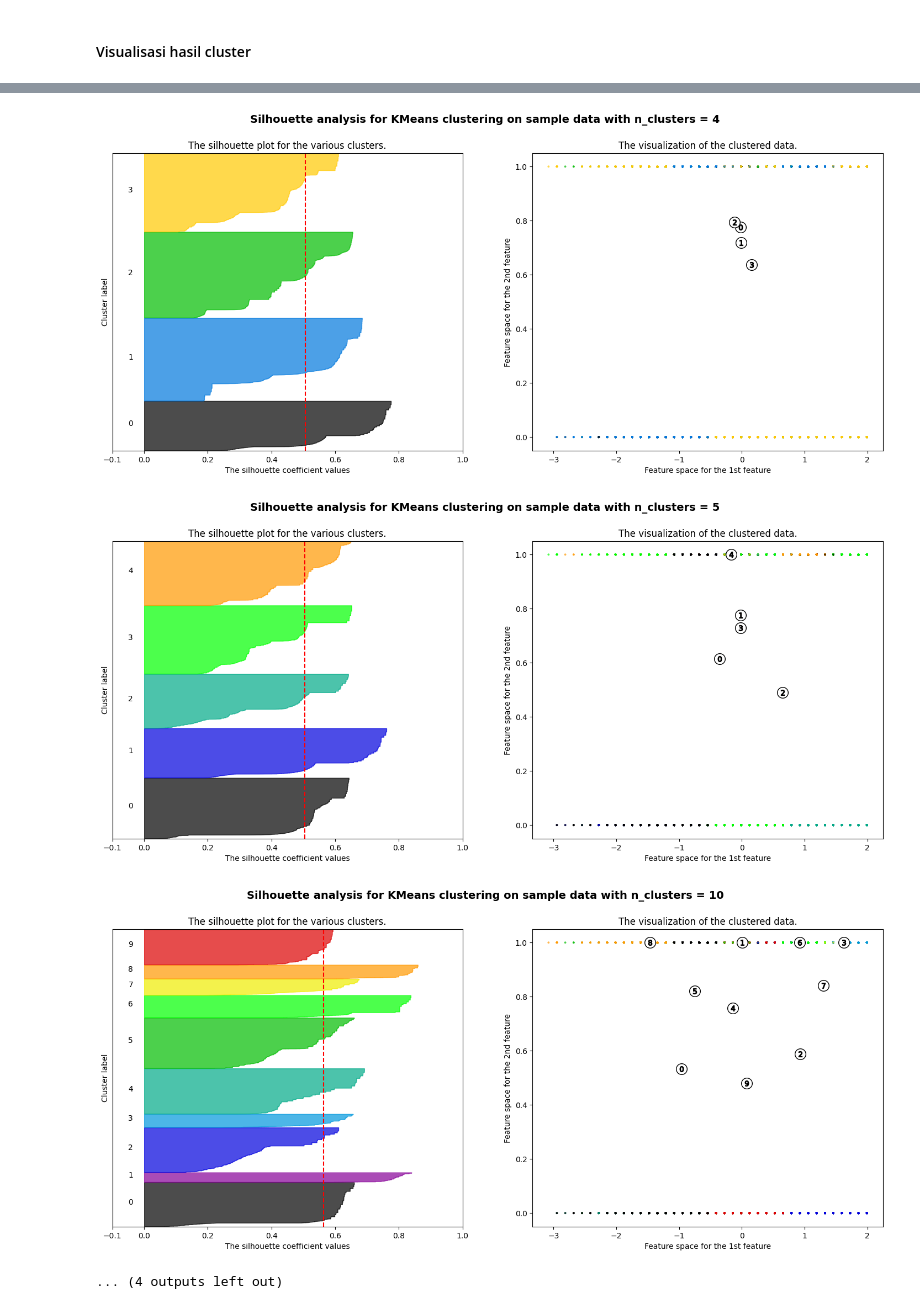
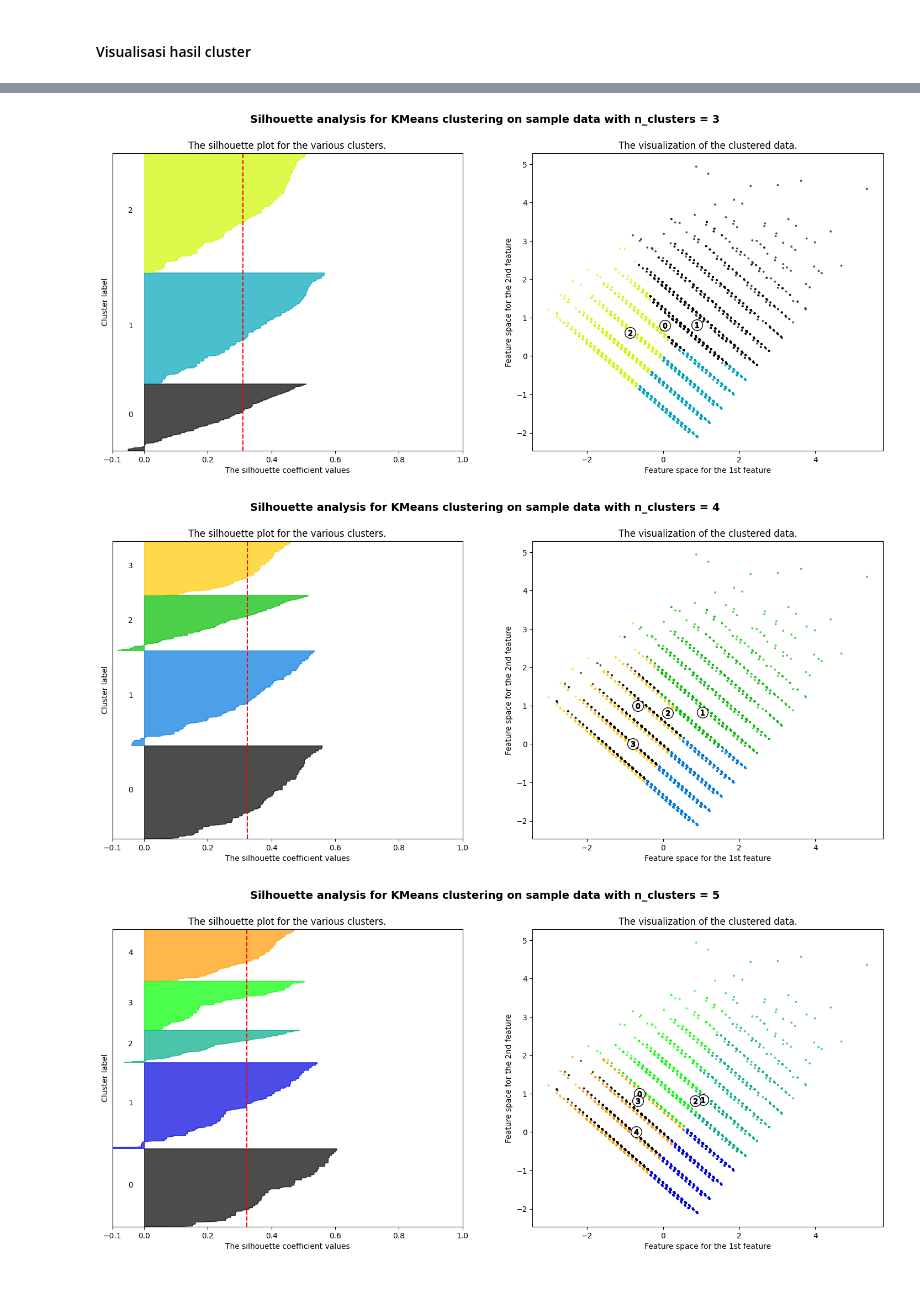
Before and after one commit to bagusatya08/K-Means-Clustering-Airline_Customer, a Jupyter notebook: clustering.ipynb, the cells around one changed output, grey strips where cells are left out. Drawn from its saved outputs; the diff is of its cells as text; code cells hidden in the pictures.

```diff
--- a/clustering.ipynb
+++ b/clustering.ipynb
@@ -848,7 +876,7 @@ data = data_used[used]
 # %%
 inertia = []
 
-for i in range(1,31):
+for i in range(1,11):
     kmeans = KMeans(n_clusters=i, init='k-means++', max_iter=300, n_init=10, random_state=89)
     kmeans.fit(data.values)
     inertia.append(kmeans.inertia_)
@@ -861,7 +889,7 @@ plt.show()
 # %% [markdown]
 #### Silhouette Score
 # %%
-range_n_clusters = [2, 4, 5, 10, 15, 20, 25, 30]
+range_n_clusters = [2, 3, 4, 5, 6, 7, 8, 9, 10]
 for num_clusters in range_n_clusters:
 
     kmeans = KMeans(n_clusters=num_clusters, max_iter=300, random_state=89, n_init=10)
@@ -884,7 +913,7 @@ For n_clusters=30, the silhouette score is 0.35045978008271345
 # %% [markdown]
 #### K-Means Clustering
 # %%
-kmeans = KMeans(n_clusters=25, init='k-means++', max_iter=300, n_init=10, random_state=89)
+kmeans = KMeans(n_clusters=6, init='k-means++', max_iter=300, n_init=10, random_state=89)
 kmeans.fit(data.values)
 
 y_kmeans = kmeans.fit_predict(data.values)
@@ -941,5 +970,6 @@ data.head()
 # %%
-X = data.values
+used = ['AGE','gender_Male','gender_Female','FLIGHT_COUNT','work_country_CN']
+X = data[used].values
 y_mean = kmeans.fit_predict(X)
 # %%
 for n_clusters in range_n_clusters:
@@ -957,7 +987,7 @@ for n_clusters in range_n_clusters:
 
     # Initialize the clusterer with n_clusters value and a random generator
     # seed of 10 for reproducibility.
-    clusterer = KMeans(n_clusters=n_clusters, random_state=89)
+    clusterer = KMeans(n_clusters=n_clusters, random_state=89, n_init=10)
     cluster_labels = clusterer.fit_predict(X)
 
     # The silhouette_score gives the average value for all the samples.
@@ -1014,7 +1044,7 @@ for n_clusters in range_n_clusters:
     # 2nd Plot showing the actual clusters formed
     colors = cm.nipy_spectral(cluster_labels.astype(float) / n_clusters)
     ax2.scatter(
-        X[:, 0], X[:, 1], marker=".", s=30, lw=0, alpha=0.7, c=colors, edgecolor="k"
+        pcsdata['pc1'], pcsdata['pc2'], marker=".", s=30, lw=0, alpha=0.7, c=colors, edgecolor="k"
     )
 
     # Labeling the clusters
@@ -1058,4 +1089,3 @@ For n_clusters = 30 The average silhouette_score is : 0.6347535429881478
-[figure, old version]
+[figure, new version]
-[figure, old version]
+[figure, new version]
-[figure, old version]
+[figure, new version]
-... (4 outputs left out)
```
Also changed, not shown: parts of 36 cells of this notebook.
